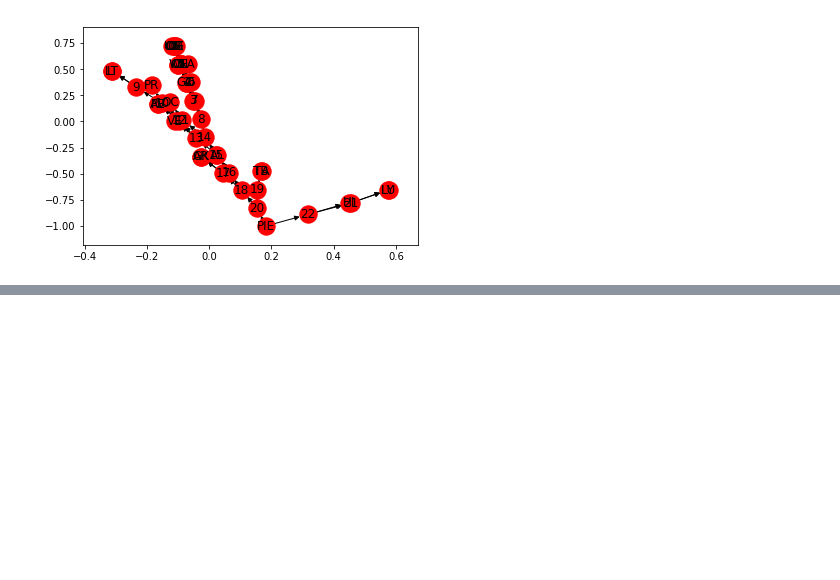
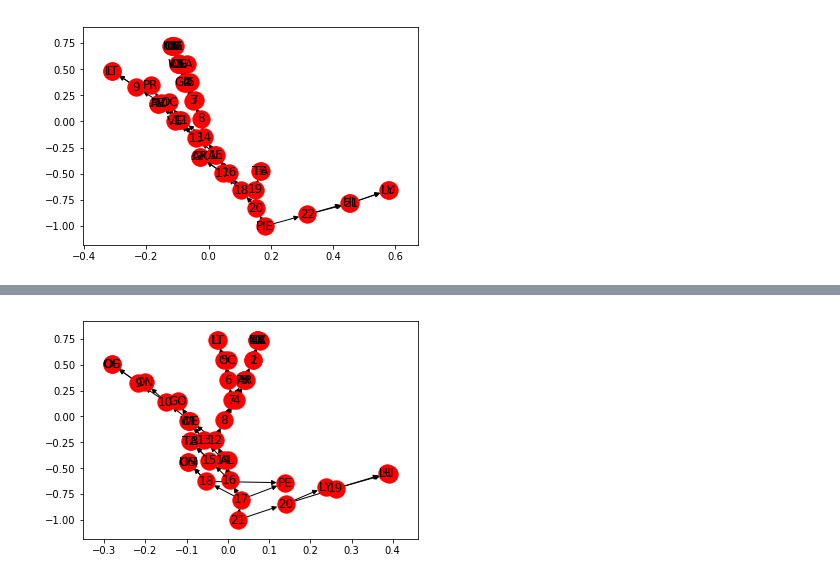
Before and after one commit to beemorris/I606Final, a Jupyter notebook: FinalPaper.ipynb, the cells around one changed output, grey strips where cells are left out. Saved outputs shown, nothing was run; the diff lists cells and outputs as text; code cells hidden in the pictures; blank space fills up the shorter version.

```diff
--- a/FinalPaper.ipynb
+++ b/FinalPaper.ipynb
@@ -522,0 +581,3 @@ get_pr(tga, tga)
+# %%
+tupgma = nx.DiGraph()
+print(nx.info(tupgma))
@@ -522,0 +589,89 @@ get_pr(tga, tga)
+# %%
+tupgma.add_node('VE')
+tupgma.add_node('AV')
+tupgma.add_node(1)
+tupgma.add_edges_from([(1, 'VE'), (1, 'AV')])
+
+tupgma.add_node('GK')
+tupgma.add_node('LA')
+tupgma.add_node(2)
+tupgma.add_edges_from([(2, 'GK'), (2, 'LA')])
+
+tupgma.add_node(3)
+tupgma.add_edges_from([(3, 2), (3, 1)])
+
+tupgma.add_node('AR')
+tupgma.add_node(4)
+tupgma.add_edges_from([(4, 'AR'), (4, 3)])
+
+tupgma.add_node('LI')
+tupgma.add_node('LT')
+tupgma.add_node(5)
+tupgma.add_edges_from(([(5, 'LI'), (5, 'LT')]))
+
+tupgma.add_node('OC')
+tupgma.add_node(6)
+tupgma.add_edges_from([(6, 'OC'), (6,5)])
+
+tupgma.add_node('PR')
+tupgma.add_node(7)
+tupgma.add_edges_from([(7, 'PR'), (7, 6)])
+
+tupgma.add_node(8)
+tupgma.add_edges_from([(8, 7), (8, 4)])
+
+tupgma.add_node('OE')
+tupgma.add_node('OG')
+tupgma.add_node(9)
+tupgma.add_edges_from([(9, 'OE'), (9, 'OG')])
+
+tupgma.add_node('ON')
+tupgma.add_node(10)
+tupgma.add_edges_from([(10, 'ON'), (10, 9)])
+
+tupgma.add_node('GO')
+tupgma.add_node(11)
+tupgma.add_edges_from([(11, 'GO'), (11, 10)])
+
+tupgma.add_node(12)
+tupgma.add_edges_from([(12, 11), (12, 8)])
+
+tupgma.add_node('WE')
+tupgma.add_node('OI')
+tupgma.add_node(13)
+tupgma.add_edges_from([(13, 'WE'), (13, 'OI')])
+
+tupgma.add_node(14)
+tupgma.add_edges_from([(14, 13), (14, 12)])
+
+tupgma.add_node('TA')
+tupgma.add_node('TB')
+tupgma.add_node(15)
+tupgma.add_edges_from([(15, 'TA'), (15, 'TB')])
+
+tupgma.add_node('AL')
+tupgma.add_node(16)
+tupgma.add_edges_from([(16, 'AL'), (16, 14), (16, 15)])
+
+tupgma.add_node('PE')
+tupgma.add_node('OS')
+tupgma.add_node('UM')
+tupgma.add_node(18)
+tupgma.add_node(17)
+tupgma.add_edges_from([(18, 'PE'), (17, 'PE'), (17, 18), (17, 16), (18, 'OS'), (18, 'UM')])
+
+tupgma.add_node('LY')
+tupgma.add_node('LU')
+tupgma.add_node('HI')
+tupgma.add_node(19)
+tupgma.add_node(20)
+tupgma.add_edges_from([(19, 'LU'), (19, 'HI'), (20, 19), (20, 'LY')])
+
+tupgma.add_node(21)
+tupgma.add_edges_from([(21, 20), (21, 17)])
+
+print(nx.info(tupgma))
+#nx.draw(TGA)
+nx.draw_networkx(tupgma, pos=nx.kamada_kawai_layout(tupgma), arrows=True, with_labels=True)
+#planar_layout(, scale=1, center=None, dim=2)
+# %% [output]
@@ -522,0 +684 @@ get_pr(tga, tga)
+[figure, added]
```
Also changed, not shown: parts of 17 cells of this notebook.
